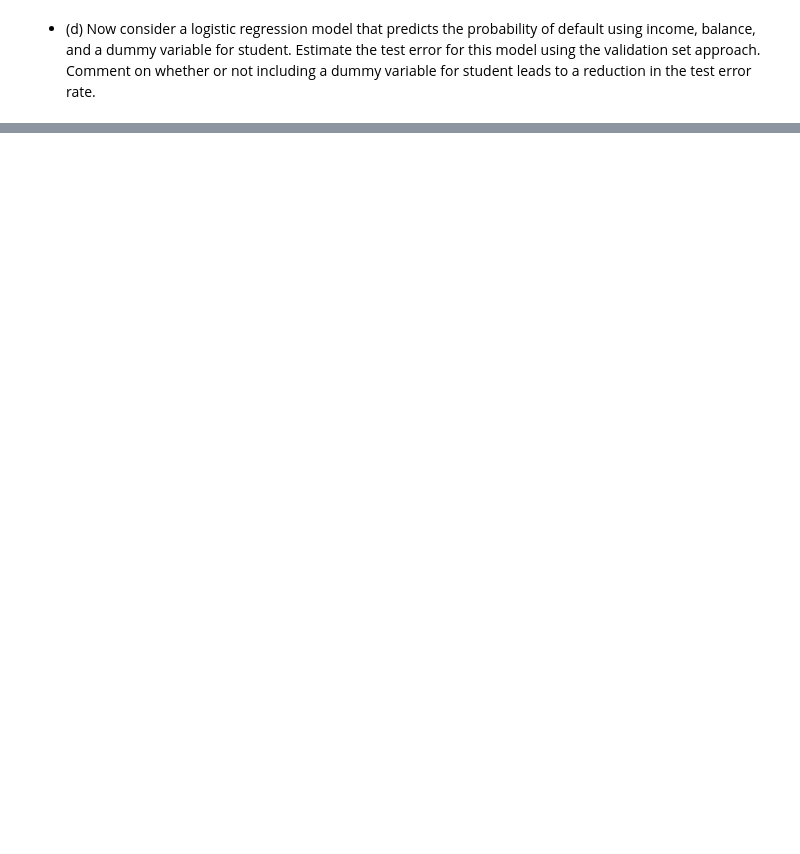
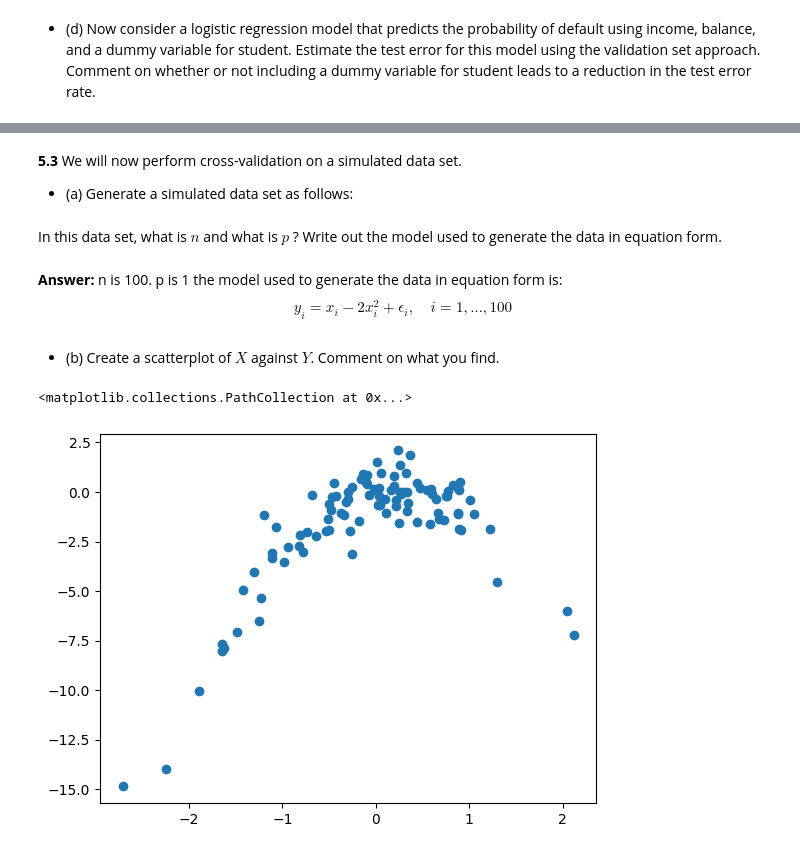
Before and after one commit to mw1296/DSAN5300, a Jupyter notebook: homeworks/HW-3/HW-3.ipynb, the cells around one changed output, grey strips where cells are left out. Cells and saved outputs as stored; diff of their text form; code cells hidden in the pictures; blank space fills up the shorter version.

```diff
--- a/homeworks/HW-3/HW-3.ipynb
+++ b/homeworks/HW-3/HW-3.ipynb
@@ -80,0 +152,25 @@ The validation error of the logistic model is: 0.025
+# %% [markdown]
+**5.3** We will now perform cross-validation on a simulated data set.
+* (a) Generate a simulated data set as follows:
+# %%
+import numpy as np
+rng = np.random.default_rng(1)
+x = rng.normal(size=100)
+y = x - 2 * x**2 + rng.normal(size=100)
+# %% [markdown]
+In this data set, what is $n$ and what is $p$ ? Write out the model used to generate the data in equation form.
+# %% [markdown]
+**Answer:**
+n is 100. p is 1
+the model used to generate the data in equation form is:
+$$
+y_i = x_i - 2 x_i^2 + \epsilon_i, \quad i = 1, \dots, 100
+$$
+# %% [markdown]
+* (b) Create a scatterplot of $X$ against $Y$. Comment on what you find.
+# %%
+import matplotlib.pyplot as plt
+plt.scatter(x, y)
+# %% [output]
+<matplotlib.collections.PathCollection at 0x...>
+[figure, added]
```
Also changed, not shown: parts of 14 cells of this notebook.
